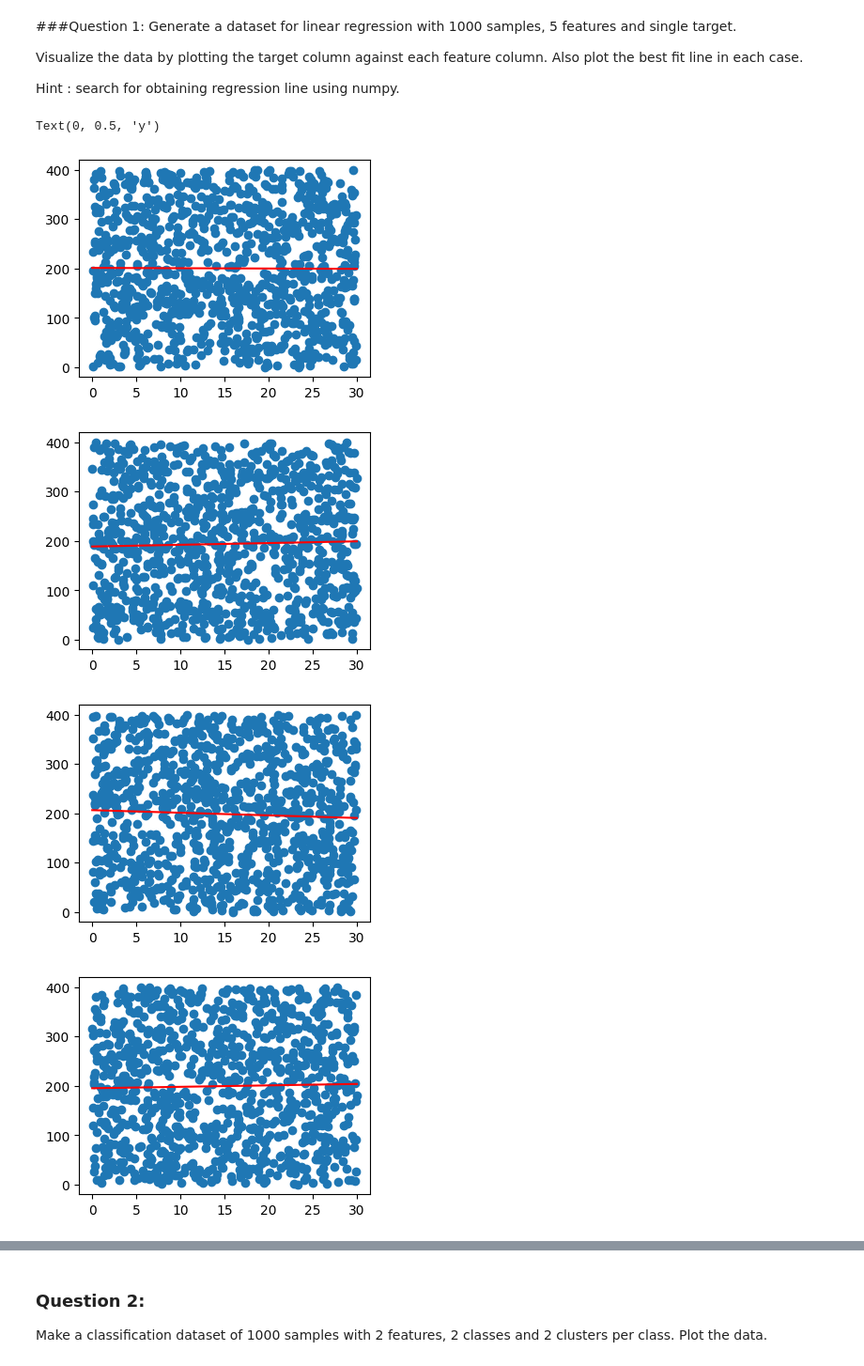
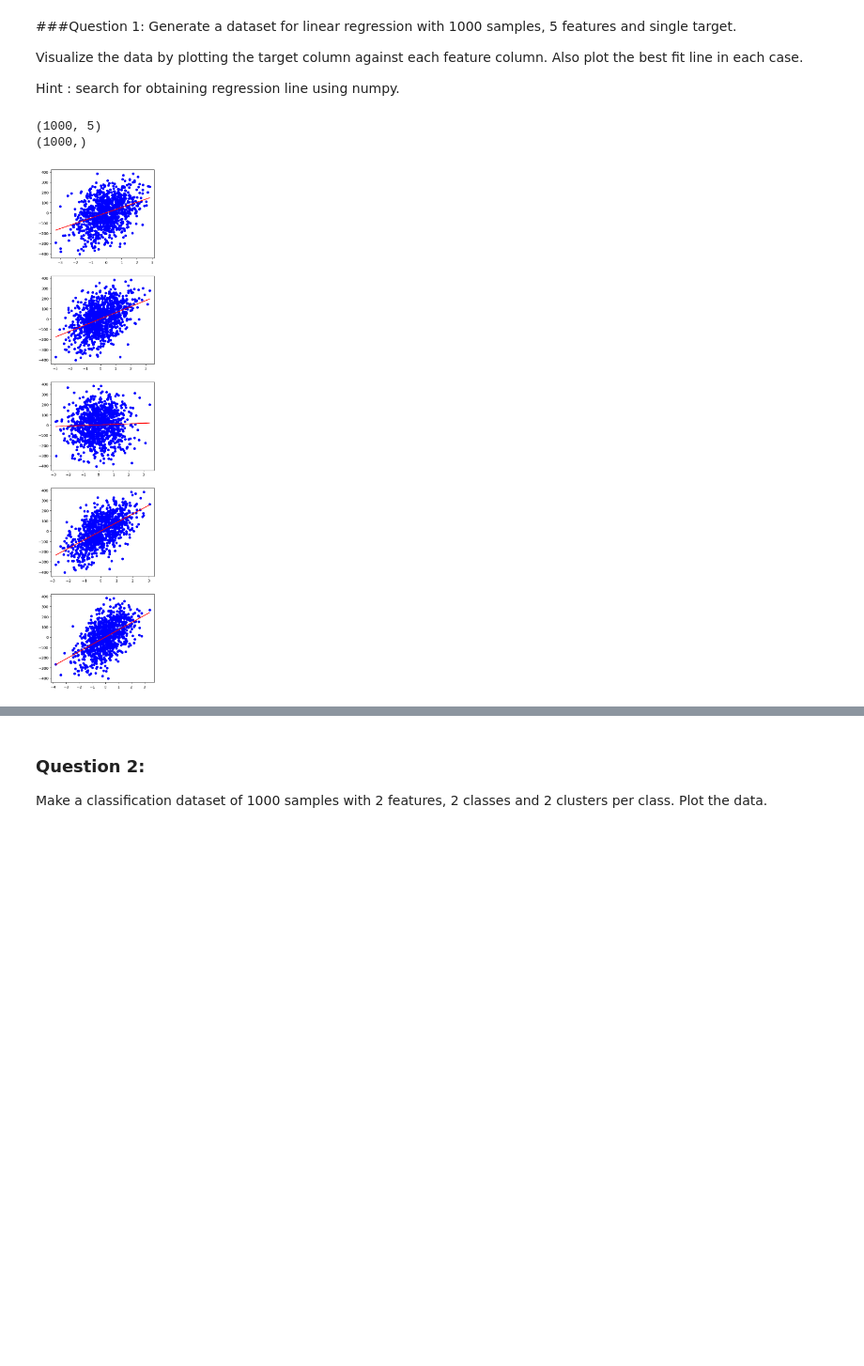
Before and after one commit to Intro-to-ML-and-DL/Intro-to-ML-and-DL, a Jupyter notebook: Week 1/Assignments/Assignment1.ipynb, the cells around one changed output, grey strips where cells are left out. Shown at 94% size. Cells and saved outputs as stored; diff of their text form; code cells hidden in the pictures; blank space fills up the shorter version.

```diff
--- a/Week 1/Assignments/Assignment1.ipynb
+++ b/Week 1/Assignments/Assignment1.ipynb
@@ -8,28 +8,24 @@ Hint : search for obtaining regression line using numpy.
 # %%
 import numpy as np
 import matplotlib.pyplot as plt
+from sklearn.datasets import make_regression as mr
 from sklearn.linear_model import LinearRegression
-for i in range(5) :
-    x = 30 * np.random.random((1000, 1))
-
-    y =400*np.random.random((1000,1))
-
-    model = LinearRegression()
-    model.fit(x, y)
-
-    x_new = np.linspace(0, 30, 500)
-    y_new = model.predict(x_new[:, np.newaxis])
-    print(x_new[:,np.newaxis])
-    plt.figure(figsize=(4, 3))
-    ax = plt.axes()
-    ax.scatter(x, y)
-    ax.plot(x_new, y_new,"r")
-
-ax.set_xlabel('x')
-ax.set_ylabel('y')
+X,y = mr(n_samples=1000, n_features=5, noise=40)
+print(X.shape)
+print(y.shape)
+# print (X)
+# print (y)
+model = LinearRegression()
+fig2,ax= plt.subplots(5,1,figsize=(5,25))
+for i in range(5):
+  model.fit(X[:,i][:,np.newaxis], y)
+  x_new =X[:,i]
+  # print(x_new[:,np.newaxis])
+  y_new = model.predict(x_new[:,np.newaxis])
+  ax=plt.subplot(511+i)
+  plt.scatter(X[:,i],y, color='blue')
+  ax.plot(x_new, y_new,"r")
 # %% [output]
-Text(0, 0.5, 'y')
+(1000, 5)
+(1000,)
-[figure, old version]
+[figure, new version]
-[figure, removed]
-[figure, removed]
-[figure, removed]
```
Also changed, not shown: parts of 3 cells of this notebook.
